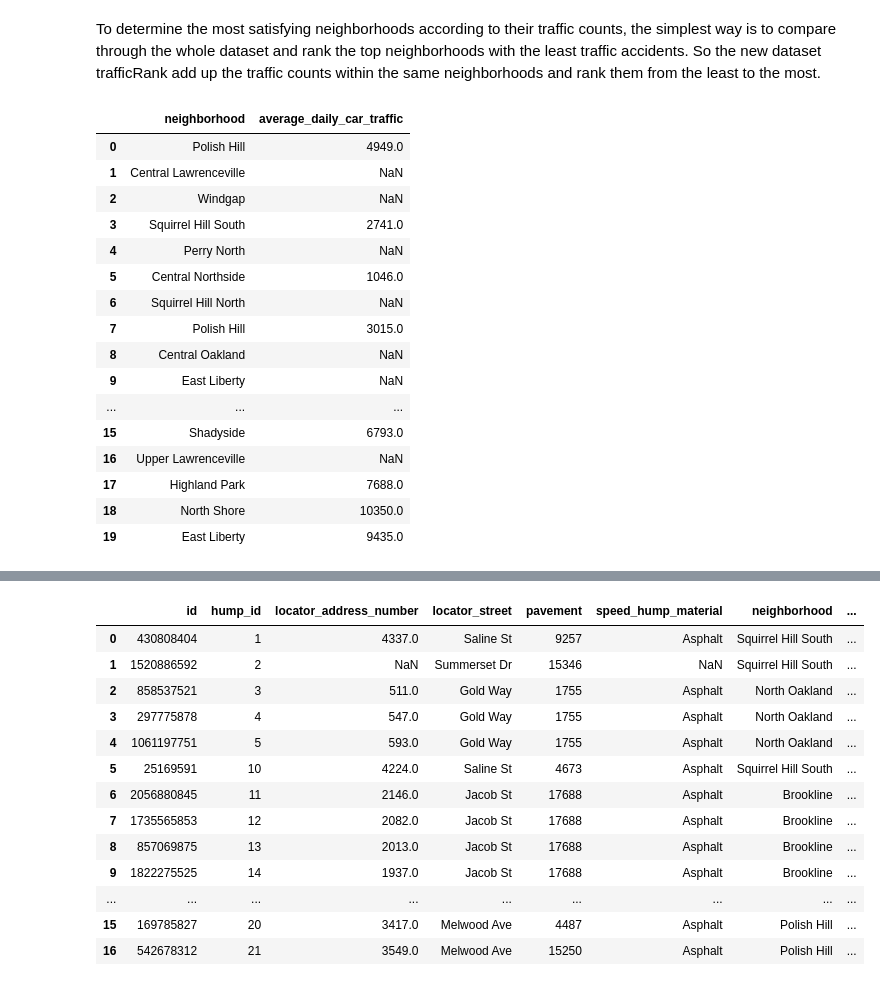
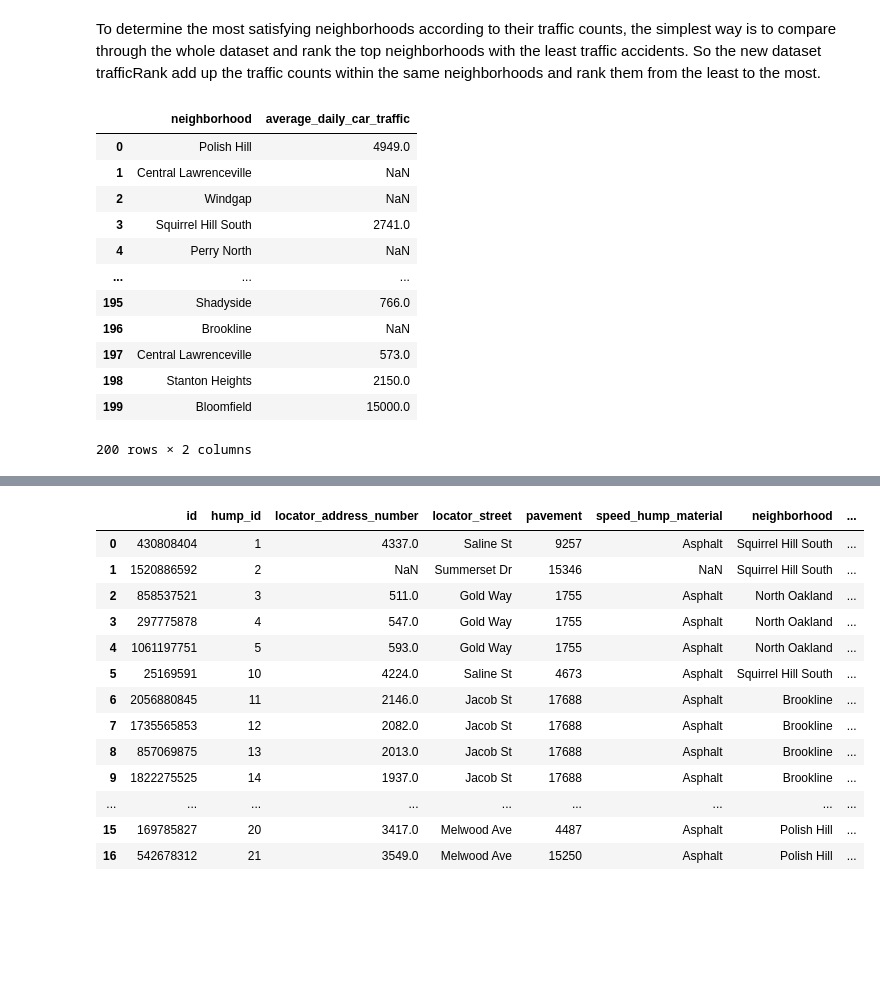
Before and after one commit to songxingyu1118/CMPINF10_Final_Project, a Jupyter notebook: Maeve's-Work.ipynb, the cells around one changed output, grey strips where cells are left out. Drawn from its saved outputs; the diff is of its cells as text; code cells hidden in the pictures; blank space fills up the shorter version.

```diff
--- a/Maeve's-Work.ipynb
+++ b/Maeve's-Work.ipynb
@@ -38,27 +39,32 @@ traffic_count.head(20)
 # %% [markdown]
 To determine the most satisfying neighborhoods according to their traffic counts, the simplest way is to compare through the whole dataset and rank the top neighborhoods with the least traffic accidents. So the new dataset trafficRank add up the traffic counts within the same neighborhoods and rank them from the least to the most.
-# %%
-# group data set to find out each neighborhood's average daily car traffic
-traffic_count = traffic_count[["neighborhood", "average_daily_car_traffic"]]
-traffic_count.head(20)
-# %% [output]
-|  | neighborhood | average_daily_car_traffic |
-| 0 | Polish Hill | 4949.0 |
-| 1 | Central Lawrenceville | NaN |
-| 2 | Windgap | NaN |
-| 3 | Squirrel Hill South | 2741.0 |
-| 4 | Perry North | NaN |
-| 5 | Central Northside | 1046.0 |
-| 6 | Squirrel Hill North | NaN |
-| 7 | Polish Hill | 3015.0 |
-| 8 | Central Oakland | NaN |
-| 9 | East Liberty | NaN |
-| ... | ... | ... |
-| 15 | Shadyside | 6793.0 |
-| 16 | Upper Lawrenceville | NaN |
-| 17 | Highland Park | 7688.0 |
-| 18 | North Shore | 10350.0 |
-| 19 | East Liberty | 9435.0 |
+# %%
+# group data set to find out each neighborhood's average daily car traffic
+traffic_count = traffic_count[["neighborhood", "average_daily_car_traffic"]]#GOOD
+
+# GROUP BY NEIGHBORHOOD AND THEN CALCULATE THE MEAN OF THE TRAFFIC
+# YOU GET AVERAGE TRAFFIC AMOUNT
+# MERGE WITH NEIGHBORHOOD DATA SO THAT YOU MERGE ON THE NEIGHBORHOOD
+# TAKE THE AVERGAE TRAFFIC AMOUNT AND DIVIDE BY NEIGHBORHOOD AREA TO STANDARDIZE DATA TO GET TRFFIC RATE PER AREA
+# NAME["NEW COL NAME"] = DATA[TRAFFIC] / DATA[AREA]
+# LOWER THE TRAFFIC RATE, THE BETTER
+
+
+traffic_count.head(200)
+# %% [output]
+|  | neighborhood | average_daily_car_traffic |
+| 0 | Polish Hill | 4949.0 |
+| 1 | Central Lawrenceville | NaN |
+| 2 | Windgap | NaN |
+| 3 | Squirrel Hill South | 2741.0 |
+| 4 | Perry North | NaN |
+| ... | ... | ... |
+| 195 | Shadyside | 766.0 |
+| 196 | Brookline | NaN |
+| 197 | Central Lawrenceville | 573.0 |
+| 198 | Stanton Heights | 2150.0 |
+| 199 | Bloomfield | 15000.0 |
+200 rows × 2 columns
 # %%
 # create a new data frame to arrange the neighborhoods according to averge daily car traffic counts
 trafficRank = pd.DataFrame(traffic_count["neighborhood"].value_counts(ascending = True))
```
Also changed, not shown: parts of 6 cells of this notebook.
